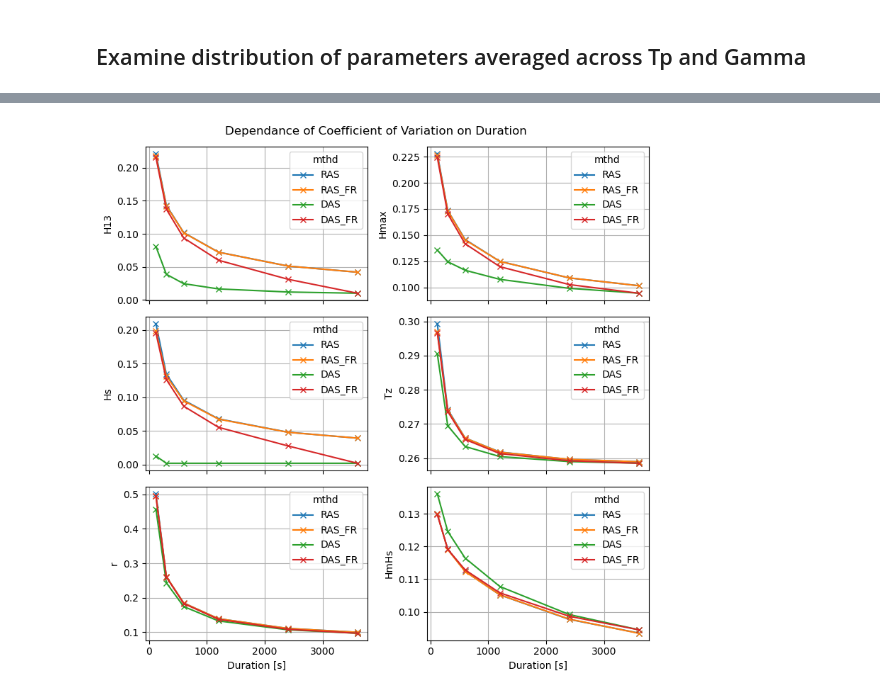
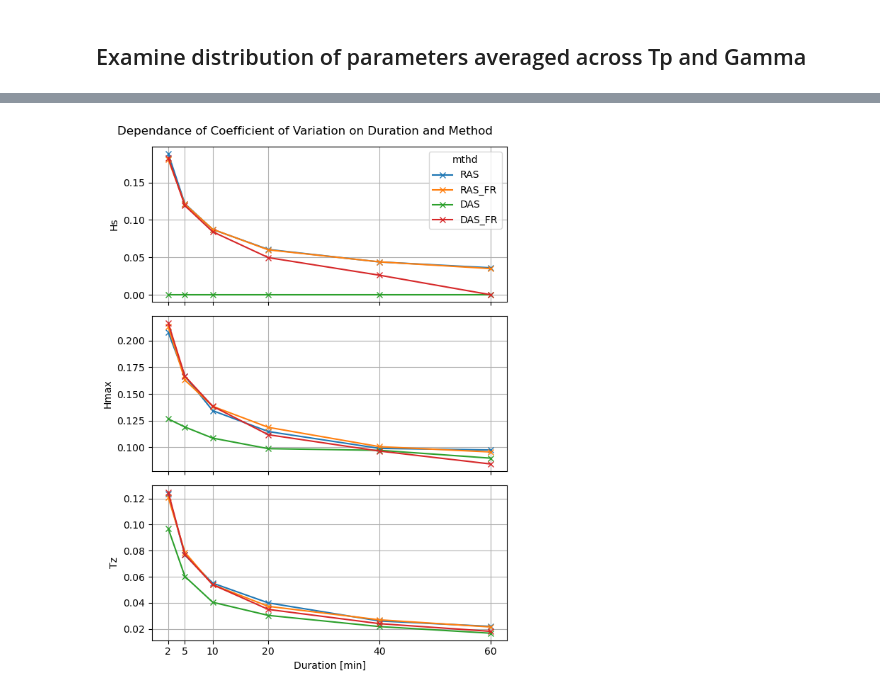
Before and after one commit to pbranson/linearsim, a Jupyter notebook: Step3_Compare_RAS_DAS.ipynb, the cells around one changed output, grey strips where cells are left out. Saved outputs shown, nothing was run; the diff lists cells and outputs as text; code cells hidden in the pictures.

Commit message:
Major revisions: - added model fit functions and results - tidied notebooks made examples faster - regenerated figures

```diff
--- a/Step3_Compare_RAS_DAS.ipynb
+++ b/Step3_Compare_RAS_DAS.ipynb
@@ -4,17 +4,12 @@ import numpy as np
 # %% [markdown]
 # Load saved results
 # %%
-def preprocess(ds):
-    ds = ds.rename({'Duration':'duration','Gamma':'gamma','Tp':'tp','Seed':'seed'})
-    ds = ds.assign_coords({'duration':ds['duration'],'gamma':ds['gamma'],'tp':ds['tp'],'seed':range(len(ds['seed']))})
-    return ds
+datasets = {'RAS':'RAS_n1000_2Hz.nc',
+            'RAS_FR':'RAS_n1000_2Hz_fixedres.nc',
+            'DAS':'DAS_n1000_2Hz.nc',
+            'DAS_FR':'DAS_n1000_2Hz_fixedres.nc'}
 
-datasets = {'RAS':'RAS_n10000_2Hz.zarr',
-            'RAS_FR':'RAS_n10000_2Hz_fixedres.zarr',
-            'DAS':'DAS_n10000_2Hz.zarr',
-            'DAS_FR':'DAS_n10000_2Hz_fixedres.zarr'}
-
-dsets = [preprocess(xr.open_zarr(f'data/timeseries_stats/{fn}')) for fn in datasets.values()]
+dsets = [xr.open_dataset(f'data/timeseries_stats/{fn}') for fn in datasets.values()]
 ds = xr.concat(dsets,dim=xr.DataArray(list(datasets.keys()),dims='mthd'))
 
 ds['HmHs'] = ds['Hmax']/ds['Hs']
@@ -167,17 +137,22 @@ Attributes: (0)
 # %%
-fig,axs = plt.subplots(3,2,sharex=True,figsize=(8,8))
+ds_subset = ds_results[['Hs','Hmax','Tz']]
+ds_subset['duration'] = ds_subset['duration']/60
+
+fig,axs = plt.subplots(3,1,sharex=True,figsize=(6,8))
 axs = axs.ravel()
 
-for i,v in enumerate(ds_results.data_vars):
+for i,v in enumerate(ds_subset.data_vars):
     ax=axs[i]
-    ds_results[v].plot(hue='mthd',ax=ax,marker='x')
+    ds_subset[v].plot(hue='mthd',ax=ax,marker='x',add_legend=i==0)
     ax.grid('on')
     ax.set_xlabel('')
+    ax.set_title('')
+    ax.set_xticks(ds_subset['duration'].values)
 
-axs[-1].set_xlabel('Duration [s]')
-axs[-2].set_xlabel('Duration [s]')
-fig.suptitle('Dependance of Coefficient of Variation on Duration')
+axs[-1].set_xlabel('Duration [min]')
+
+fig.suptitle('Dependance of Coefficient of Variation on Duration and Method')
 fig.tight_layout()
 fig.savefig('figures/TimeseriesMethodComparison.png')
 # %% [output]
-[figure, old version]
+[figure, new version]
```
Also changed, not shown: parts of 8 cells of this notebook, 28 other files.
